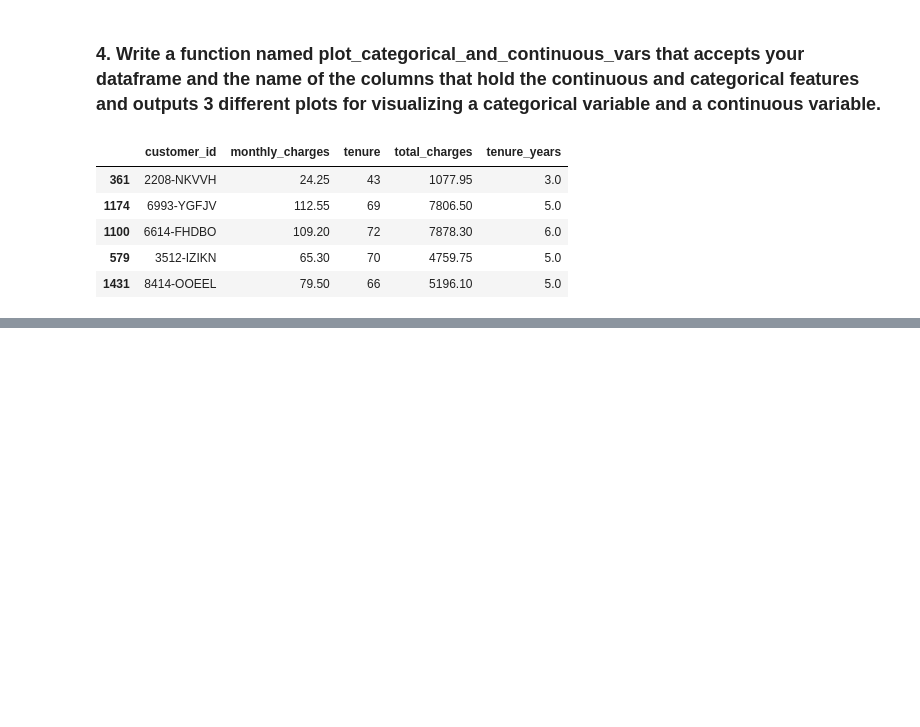
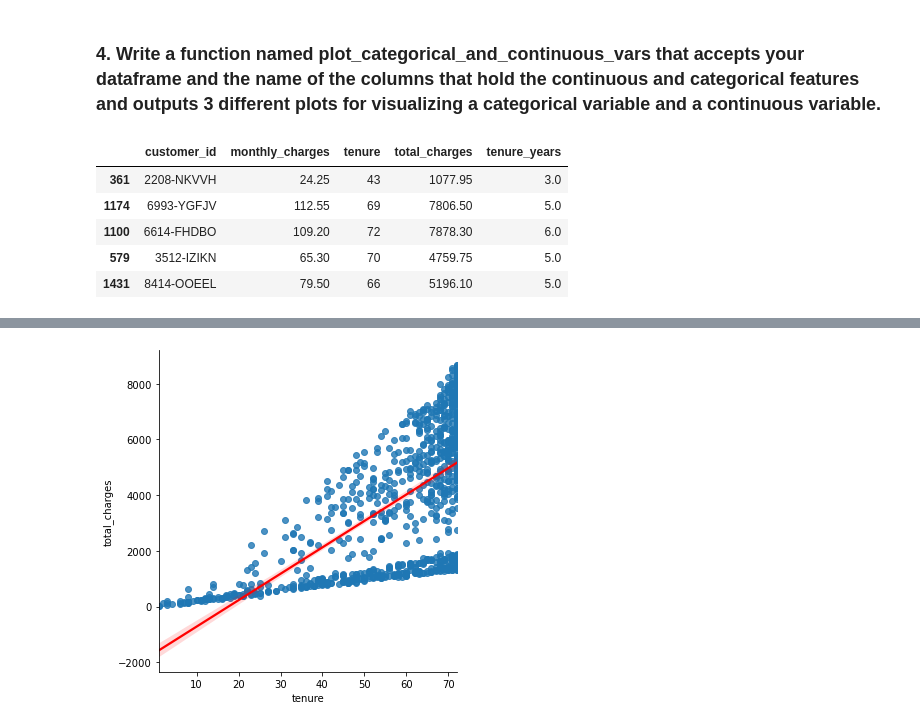
Before and after one commit to brentschriver/regression-exercises, a Jupyter notebook: explore.ipynb, the cells around one changed output, grey strips where cells are left out. Saved outputs shown, nothing was run; the diff lists cells and outputs as text; code cells hidden in the pictures; blank space fills up the shorter version.

```diff
--- a/explore.ipynb
+++ b/explore.ipynb
@@ -215,0 +265,5 @@ continuous_variables = ['monthly_charges','tenure','total_charges','tenure_years
+# %%
+sns.lmplot(x= 'tenure', y= 'total_charges', data=train, line_kws={'color': 'red'})
+plt.show()
+# %% [output]
+[figure, added]
```
Also changed, not shown: parts of 12 cells of this notebook.
